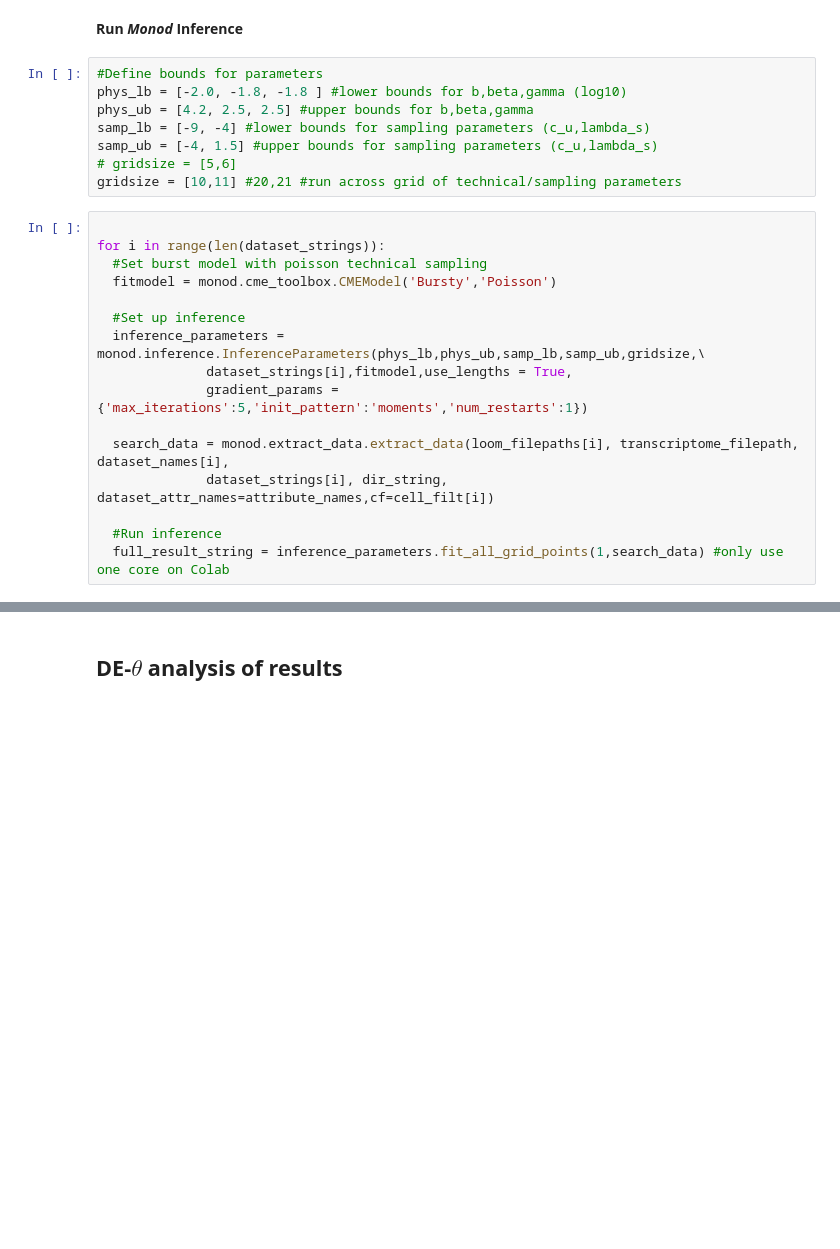
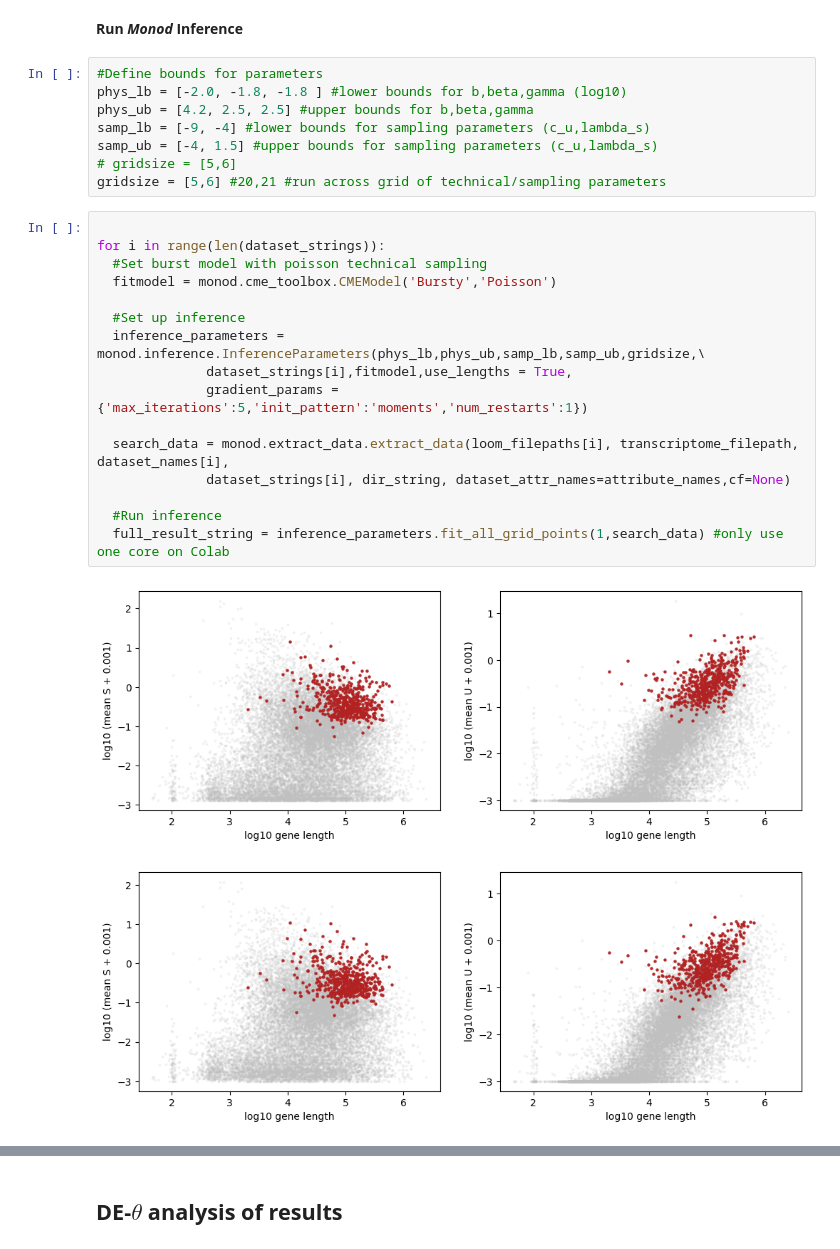
Before and after one commit to pachterlab/CGP_2024_2, a Jupyter notebook: condition_kinetics_example.ipynb, the cells around one changed output, grey strips where cells are left out. Drawn from its saved outputs; the diff is of its cells as text; blank space fills up the shorter version.

```diff
--- a/condition_kinetics_example.ipynb
+++ b/condition_kinetics_example.ipynb
@@ -100,21 +117,24 @@ phys_ub = [4.2, 2.5, 2.5] #upper bounds for b,beta,gamma
 samp_lb = [-9, -4] #lower bounds for sampling parameters (c_u,lambda_s)
 samp_ub = [-4, 1.5] #upper bounds for sampling parameters (c_u,lambda_s)
 # gridsize = [5,6]
-gridsize = [10,11] #20,21 #run across grid of technical/sampling parameters
+gridsize = [5,6] #20,21 #run across grid of technical/sampling parameters
 # %%
 
 for i in range(len(dataset_strings)):
   #Set burst model with poisson technical sampling
   fitmodel = monod.cme_toolbox.CMEModel('Bursty','Poisson')
 
   #Set up inference
   inference_parameters = monod.inference.InferenceParameters(phys_lb,phys_ub,samp_lb,samp_ub,gridsize,\
               dataset_strings[i],fitmodel,use_lengths = True,
               gradient_params = {'max_iterations':5,'init_pattern':'moments','num_restarts':1})
 
   search_data = monod.extract_data.extract_data(loom_filepaths[i], transcriptome_filepath, dataset_names[i],
-              dataset_strings[i], dir_string, dataset_attr_names=attribute_names,cf=cell_filt[i])
+              dataset_strings[i], dir_string, dataset_attr_names=attribute_names,cf=None)
 
   #Run inference
   full_result_string = inference_parameters.fit_all_grid_points(1,search_data) #only use one core on Colab
+# %% [output]
+[figure, added]
+[figure, added]
 # %%
```
Also changed, not shown: parts of 13 cells of this notebook.
